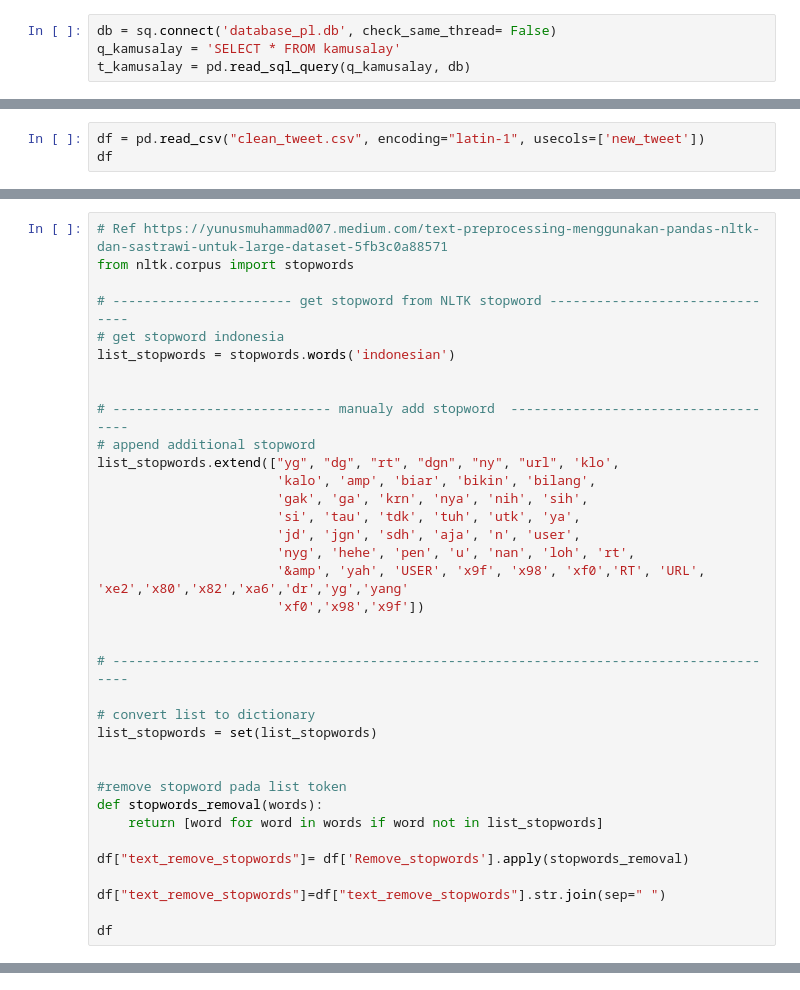
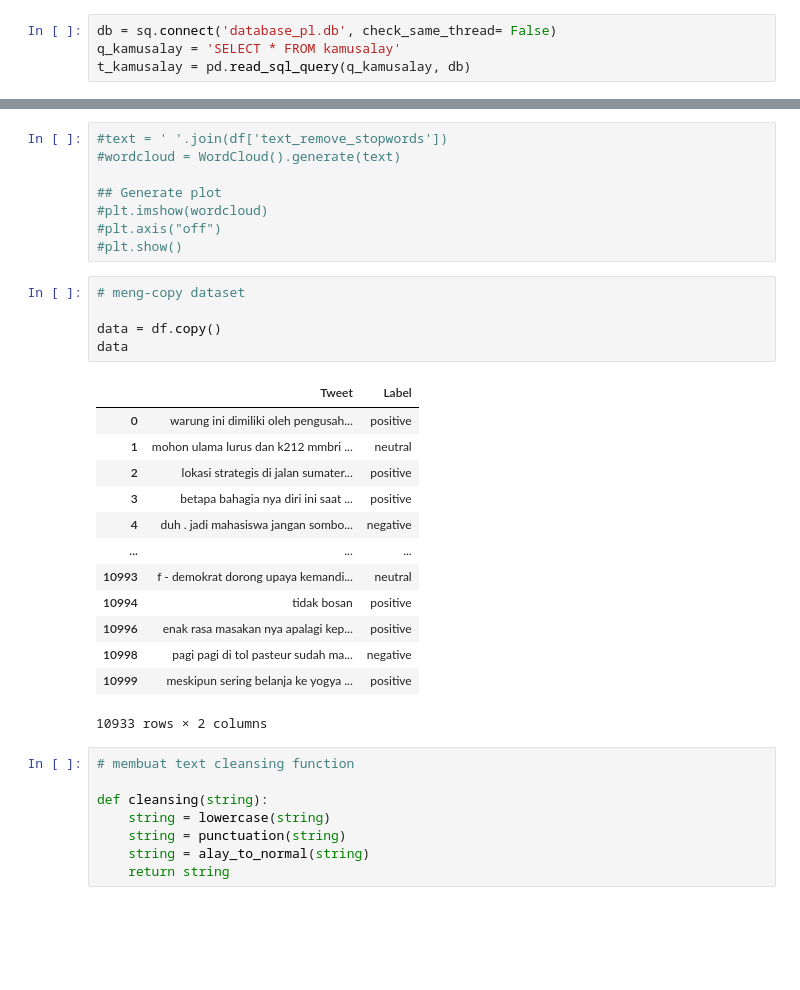
Before and after one commit to AlifSeptian11/PlatinumChallange-Group2-, a Jupyter notebook: EDA Platinum.ipynb, the cells around one changed output, grey strips where cells are left out. Drawn from its saved outputs; the diff is of its cells as text; blank space fills up the shorter version.

```diff
--- a/EDA Platinum.ipynb
+++ b/EDA Platinum.ipynb
@@ -204,3 +193,0 @@ plt.show()
-# %%
-df = pd.read_csv("clean_tweet.csv", encoding="latin-1", usecols=['new_tweet'])
-df
@@ -257,36 +193,0 @@ df
-# %%
-# Ref https://yunusmuhammad007.medium.com/text-preprocessing-menggunakan-pandas-nltk-dan-sastrawi-untuk-large-dataset-5fb3c0a88571
-from nltk.corpus import stopwords
-
-# ----------------------- get stopword from NLTK stopword -------------------------------
-# get stopword indonesia
-list_stopwords = stopwords.words('indonesian')
-
-
-# ---------------------------- manualy add stopword  ------------------------------------
-# append additional stopword
-list_stopwords.extend(["yg", "dg", "rt", "dgn", "ny", "url", 'klo',
-                       'kalo', 'amp', 'biar', 'bikin', 'bilang',
-                       'gak', 'ga', 'krn', 'nya', 'nih', 'sih',
-                       'si', 'tau', 'tdk', 'tuh', 'utk', 'ya',
-                       'jd', 'jgn', 'sdh', 'aja', 'n', 'user',
-                       'nyg', 'hehe', 'pen', 'u', 'nan', 'loh', 'rt',
-                       '&amp', 'yah', 'USER', 'x9f', 'x98', 'xf0','RT', 'URL', 'xe2','x80','x82','xa6','dr','yg','yang'
-                       'xf0','x98','x9f'])
-
-
-# ---------------------------------------------------------------------------------------
-
-# convert list to dictionary
-list_stopwords = set(list_stopwords)
-
-
-#remove stopword pada list token
-def stopwords_removal(words):
-    return [word for word in words if word not in list_stopwords]
-
-df["text_remove_stopwords"]= df['Remove_stopwords'].apply(stopwords_removal)
-
-df["text_remove_stopwords"]=df["text_remove_stopwords"].str.join(sep=" ")
-
-df
@@ -316,0 +262,35 @@ plt.show()
+# %%
+#text = ' '.join(df['text_remove_stopwords'])
+#wordcloud = WordCloud().generate(text)
+
+## Generate plot
+#plt.imshow(wordcloud)
+#plt.axis("off")
+#plt.show()
+# %%
+# meng-copy dataset
+
+data = df.copy()
+data
+# %% [output]
+|  | Tweet | Label |
+| 0 | warung ini dimiliki oleh pengusah... | positive |
+| 1 | mohon ulama lurus dan k212 mmbri ... | neutral |
+| 2 | lokasi strategis di jalan sumater... | positive |
+| 3 | betapa bahagia nya diri ini saat ... | positive |
+| 4 | duh . jadi mahasiswa jangan sombo... | negative |
+| ... | ... | ... |
+| 10993 | f - demokrat dorong upaya kemandi... | neutral |
+| 10994 | tidak bosan | positive |
+| 10996 | enak rasa masakan nya apalagi kep... | positive |
+| 10998 | pagi pagi di tol pasteur sudah ma... | negative |
+| 10999 | meskipun sering belanja ke yogya ... | positive |
+10933 rows × 2 columns
+# %%
+# membuat text cleansing function
+
+def cleansing(string):
+    string = lowercase(string)
+    string = punctuation(string)
+    string = alay_to_normal(string)
+    return string
```
Also changed, not shown: parts of 24 cells of this notebook, 45 other files.
